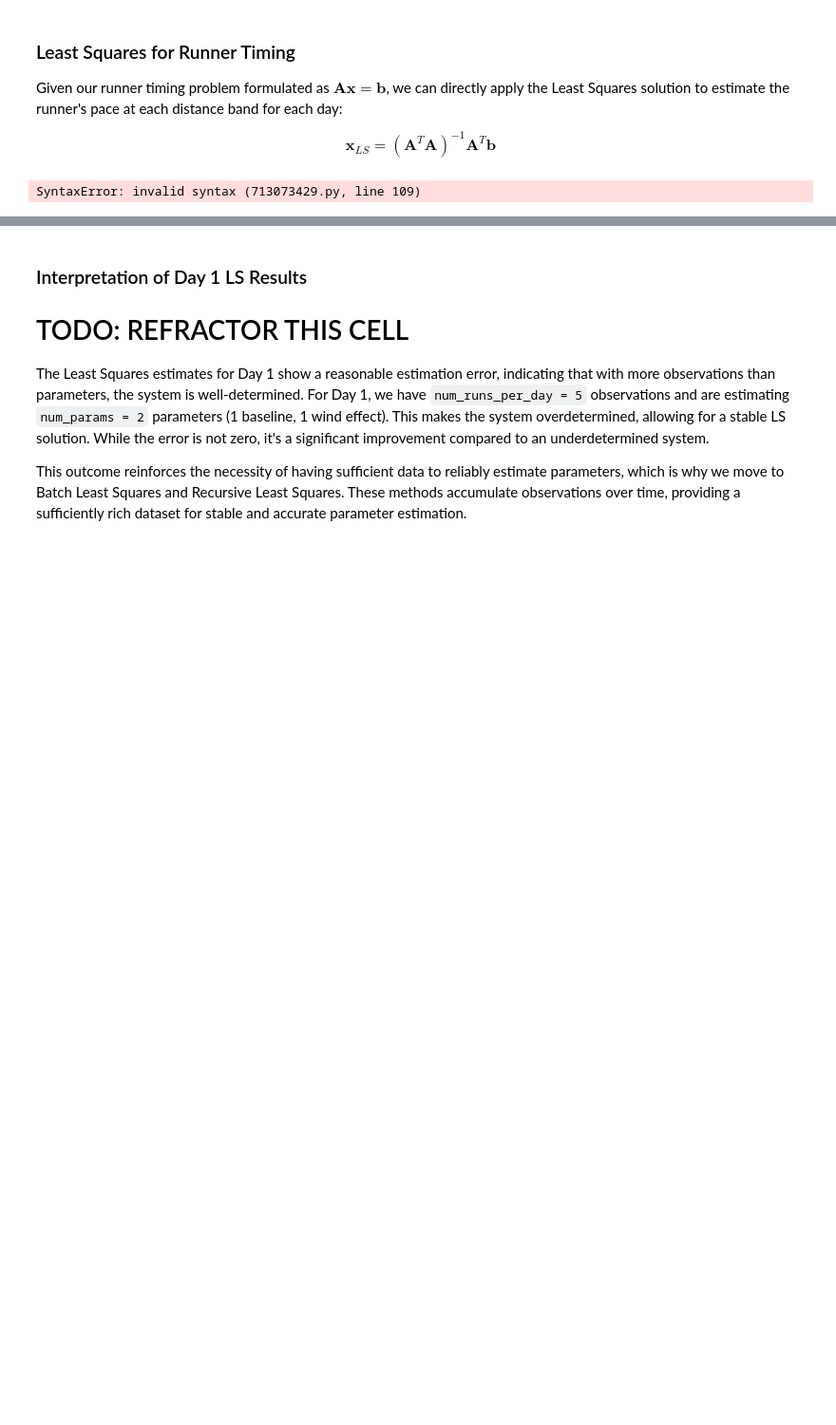
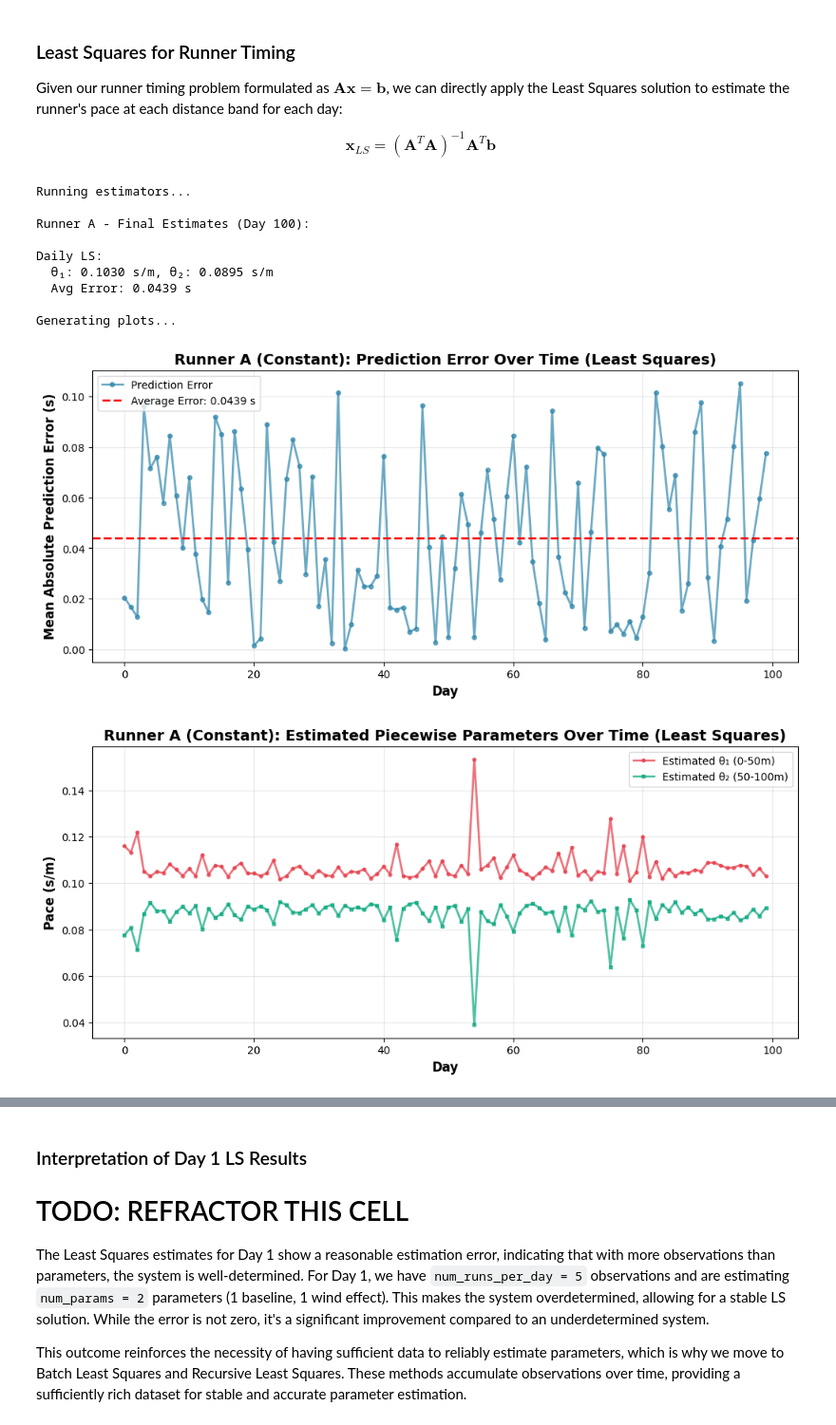
Before and after one commit to ysn9vq-gmu/rqe_tutorials, a Jupyter notebook: ls_rls.ipynb, the cells around one changed output, grey strips where cells are left out. Shown at 95% size. Saved outputs shown, nothing was run; the diff lists cells and outputs as text; code cells hidden in the pictures; blank space fills up the shorter version.

```diff
--- a/ls_rls.ipynb
+++ b/ls_rls.ipynb
@@ -520,6 +524,5 @@ b_all shape: (300, 1)
 # %%
 import numpy as np
-
 
 # ============================================
 # Base Estimator Class
@@ -530,16 +533,8 @@ class Estimator:
     Base class for parameter estimators.
     Handles history tracking and common functionality.
     """
+    def __init__(self, num_params=2):
 
-    def __init__(self, num_params=2):
-        """
-        Initialize the base estimator.
-
-        Parameters:
-        -----------
-        num_params : int
-            Number of parameters to estimate
-        """
         self.num_params = num_params
 
         # History tracking
@@ -882,7 +1111,7 @@ import matplotlib.pyplot as plt
 # Least Squares Estimator
 # ============================================
 
-class LeastSquares(Estimator):
+class LeastSQ(Estimator):
     """
     Daily Least Squares estimator.
     Estimates parameters independently for each day using standard LS.
@@ -920,44 +1149,66 @@ class LeastSquares(Estimator):
             self._store_nan_results(b_new.shape, day)
 
 # Example Usage
 
 if __name__ == "__main__":
     # Assuming runner_A, runner_B, runner_C have been created and runs performed
     num_days_to_simulate = 100
 
     # Create estimators
     daily_ls = LeastSQ()
 
     print("Running estimators...")
 
     # Run estimators day by day for Runner A
     for day in range(num_days_to_simulate):
         A_curr, b_curr, _ = runner_A.get_run_data(day)
 
         daily_ls.update(A_curr, b_curr, day=day)
 
     # Get results
-    estimates_daily = daily_ls.get_estimate_history()
-    errors_daily = daily_ls.get_prediction_error_history()
+    estimates_ls = daily_ls.get_estimate_history()
+    errors_ls = daily_ls.get_prediction_error_history()
 
     # Print summary
     print(f"\nRunner A - Final Estimates (Day {num_days_to_simulate}):")
     print(f"\nDaily LS:")
-    print(f"  θ₁: {estimates_daily[-1, 0]:.4f} s/m, θ₂: {estimates_daily[-1, 1]:.4f} s/m")
-    print(f"  Avg Error: {np.mean(errors_daily):.4f} s")
+    print(f"  θ₁: {estimates_ls[-1, 0]:.4f} s/m, θ₂: {estimates_ls[-1, 1]:.4f} s/m")
+    print(f"  Avg Error: {np.mean(errors_ls):.4f} s")
 
     # Plot individual estimator results
     print("\nGenerating plots...")
-    plot_estimation_errors(runner_A, estimates_daily, errors_daily, "Daily LS")
 
-    # Plot velocity comparison for last day
-    plot_velocity_comparison(runner_A, estimates_daily, day_idx=-1,
-                            prediction_error=errors_daily[-1])
+    # Individual plots
+    plot_prediction_errors(runner_A, errors_ls, "Least Squares")
+    plot_parameter_estimates(runner_A, estimates_ls, "Least Squares")
 
-    # Compare all estimators
-    estimators_dict = {
-        'Daily LS': (estimates_daily, errors_daily)
-    }
-    compare_estimators(runner_A, estimators_dict)
+    # Combined summary
+    # plot_estimation_summary(runner_A, estimates_ls, errors_ls, "Least Squares")
+
+    # Velocity analysis
+    plot_velocity_profile(runner_A, estimates_ls, day_idx=-1)
+    # plot_velocity_difference(runner_A, estimates_ls, day_idx=-1)
+    #plot_velocity_comparison(runner_A, estimates_ls, day_idx=-1,
+    #                        prediction_error=errors_ls[-1])
+
+    # Comparisons
+    #estimators_dict = {
+    #    'LS': (estimates_ls, errors_ls),
+    #}
+
+    #compare_estimators_errors(runner_A, estimators_dict)
+    #compare_estimators_parameters(runner_A, estimators_dict, param_idx=0)
+    #compare_estimators_parameters(runner_A, estimators_dict, param_idx=1)
+    #compare_estimators_full(runner_A, estimators_dict)
 # %% [output]
-SyntaxError: invalid syntax (713073429.py, line 109)
+Running estimators...
+
+Runner A - Final Estimates (Day 100):
+
+Daily LS:
+  θ₁: 0.1030 s/m, θ₂: 0.0895 s/m
+  Avg Error: 0.0439 s
+
+Generating plots...
+[figure, added]
+[figure, added]
```
Also changed, not shown: parts of 5 cells of this notebook.
